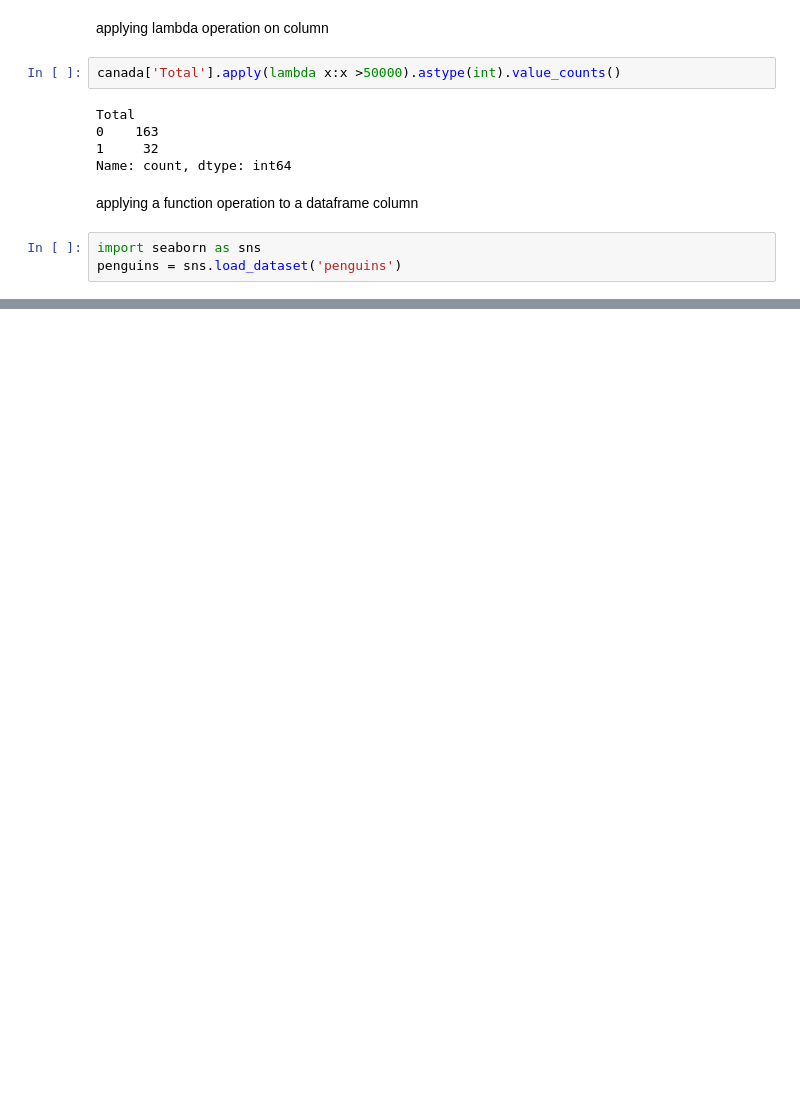
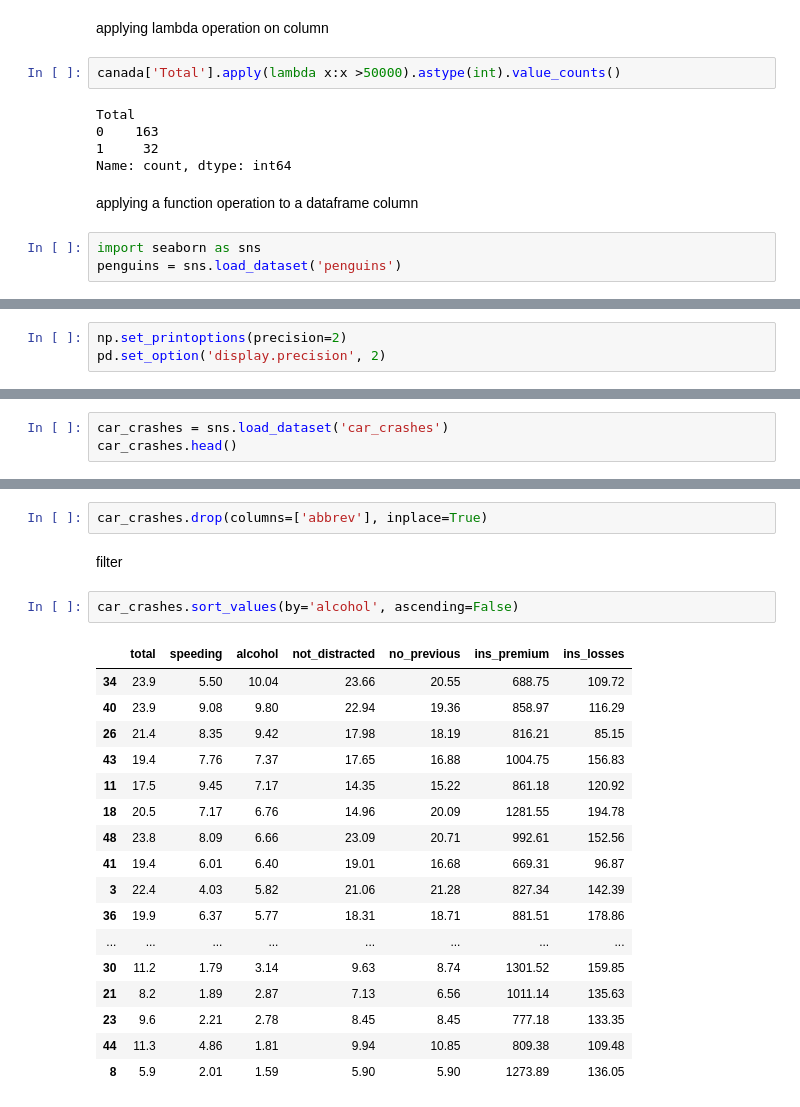
Before and after one commit to Poydd/Digipodium-DataScience, a Jupyter notebook: data analysis/data_analysis.ipynb, the cells around one changed output, grey strips where cells are left out. Cells and saved outputs as stored; diff of their text form; blank space fills up the shorter version.

```diff
--- a/data analysis/data_analysis.ipynb
+++ b/data analysis/data_analysis.ipynb
@@ -486,0 +567,3 @@ penguins.head()
+# %%
+np.set_printoptions(precision=2)
+pd.set_option('display.precision', 2)
@@ -486,0 +676,3 @@ penguins.head()
+# %%
+car_crashes = sns.load_dataset('car_crashes')
+car_crashes.head()
@@ -486,0 +686,24 @@ penguins.head()
+# %%
+car_crashes.drop(columns=['abbrev'], inplace=True)
+# %% [markdown]
+filter
+# %%
+car_crashes.sort_values(by='alcohol', ascending=False)
+# %% [output]
+|  | total | speeding | alcohol | not_distracted | no_previous | ins_premium | ins_losses |
+| 34 | 23.9 | 5.50 | 10.04 | 23.66 | 20.55 | 688.75 | 109.72 |
+| 40 | 23.9 | 9.08 | 9.80 | 22.94 | 19.36 | 858.97 | 116.29 |
+| 26 | 21.4 | 8.35 | 9.42 | 17.98 | 18.19 | 816.21 | 85.15 |
+| 43 | 19.4 | 7.76 | 7.37 | 17.65 | 16.88 | 1004.75 | 156.83 |
+| 11 | 17.5 | 9.45 | 7.17 | 14.35 | 15.22 | 861.18 | 120.92 |
+| 18 | 20.5 | 7.17 | 6.76 | 14.96 | 20.09 | 1281.55 | 194.78 |
+| 48 | 23.8 | 8.09 | 6.66 | 23.09 | 20.71 | 992.61 | 152.56 |
+| 41 | 19.4 | 6.01 | 6.40 | 19.01 | 16.68 | 669.31 | 96.87 |
+| 3 | 22.4 | 4.03 | 5.82 | 21.06 | 21.28 | 827.34 | 142.39 |
+| 36 | 19.9 | 6.37 | 5.77 | 18.31 | 18.71 | 881.51 | 178.86 |
+| ... | ... | ... | ... | ... | ... | ... | ... |
+| 30 | 11.2 | 1.79 | 3.14 | 9.63 | 8.74 | 1301.52 | 159.85 |
+| 21 | 8.2 | 1.89 | 2.87 | 7.13 | 6.56 | 1011.14 | 135.63 |
+| 23 | 9.6 | 2.21 | 2.78 | 8.45 | 8.45 | 777.18 | 133.35 |
+| 44 | 11.3 | 4.86 | 1.81 | 9.94 | 10.85 | 809.38 | 109.48 |
+| 8 | 5.9 | 2.01 | 1.59 | 5.90 | 5.90 | 1273.89 | 136.05 |
```
Also changed, not shown: parts of 23 cells of this notebook, 2 other files.
